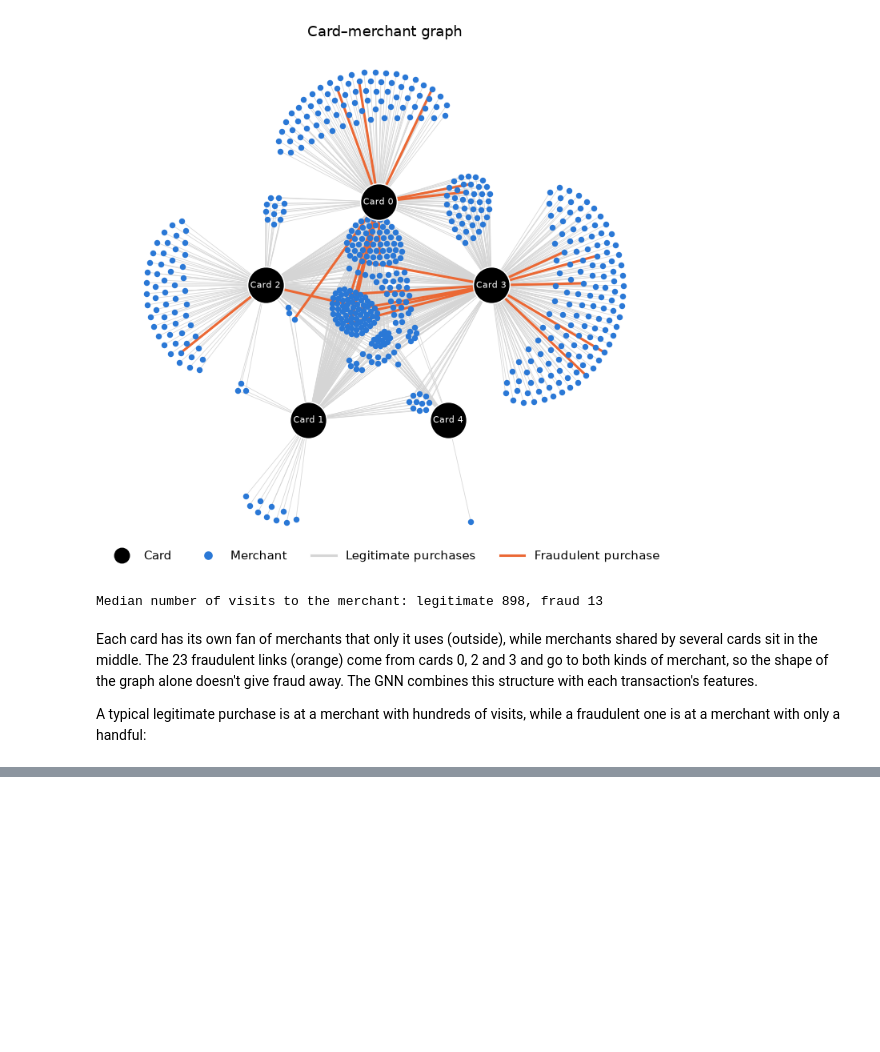
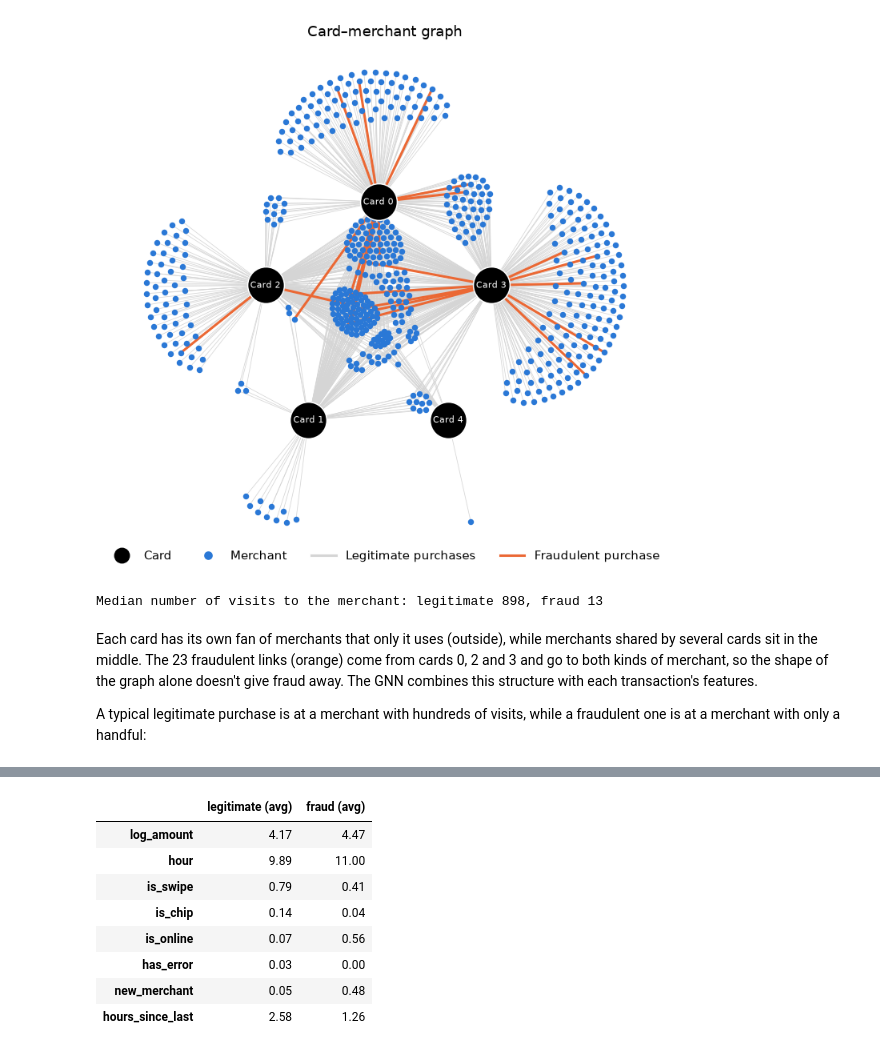
Before and after one commit to harryconnor/GNN-Fraud-Detection, a Jupyter notebook: Fraud_Detection_GNN.ipynb, the cells around one changed output, grey strips where cells are left out. Cells and saved outputs as stored; diff of their text form; code cells hidden in the pictures; blank space fills up the shorter version.

```diff
--- a/Fraud_Detection_GNN.ipynb
+++ b/Fraud_Detection_GNN.ipynb
@@ -237,0 +250,25 @@ A typical legitimate purchase is at a merchant with hundreds of visits, while a
+# %%
+features = pd.DataFrame({
+    'log_amount': np.log1p(df['Amount'].abs()),
+    'hour': df['Datetime'].dt.hour,
+    'is_swipe': (df['Use Chip'] == 'Swipe').astype(int),
+    'is_chip': (df['Use Chip'] == 'Chip').astype(int),
+    'is_online': (df['Use Chip'] == 'Online').astype(int),
+    'has_error': (df['Errors?'] != 'None').astype(int),
+    'new_merchant': (df.groupby(['Card', 'Merchant Name']).cumcount() == 0).astype(int),
+    'hours_since_last': np.log1p(df.groupby('Card')['Datetime'].diff().dt.total_seconds().fillna(0) / 3600),
+})
+
+x = StandardScaler().fit_transform(features)
+y = df['Is Fraud?'].values
+features.groupby(y).mean().T.rename(columns={0: 'legitimate (avg)', 1: 'fraud (avg)'}).round(2)
+# %% [output]
+|  | legitimate (avg) | fraud (avg) |
+| log_amount | 4.17 | 4.47 |
+| hour | 9.89 | 11.00 |
+| is_swipe | 0.79 | 0.41 |
+| is_chip | 0.14 | 0.04 |
+| is_online | 0.07 | 0.56 |
+| has_error | 0.03 | 0.00 |
+| new_merchant | 0.05 | 0.48 |
+| hours_since_last | 2.58 | 1.26 |
```
Also changed, not shown: parts of 3 cells of this notebook.
